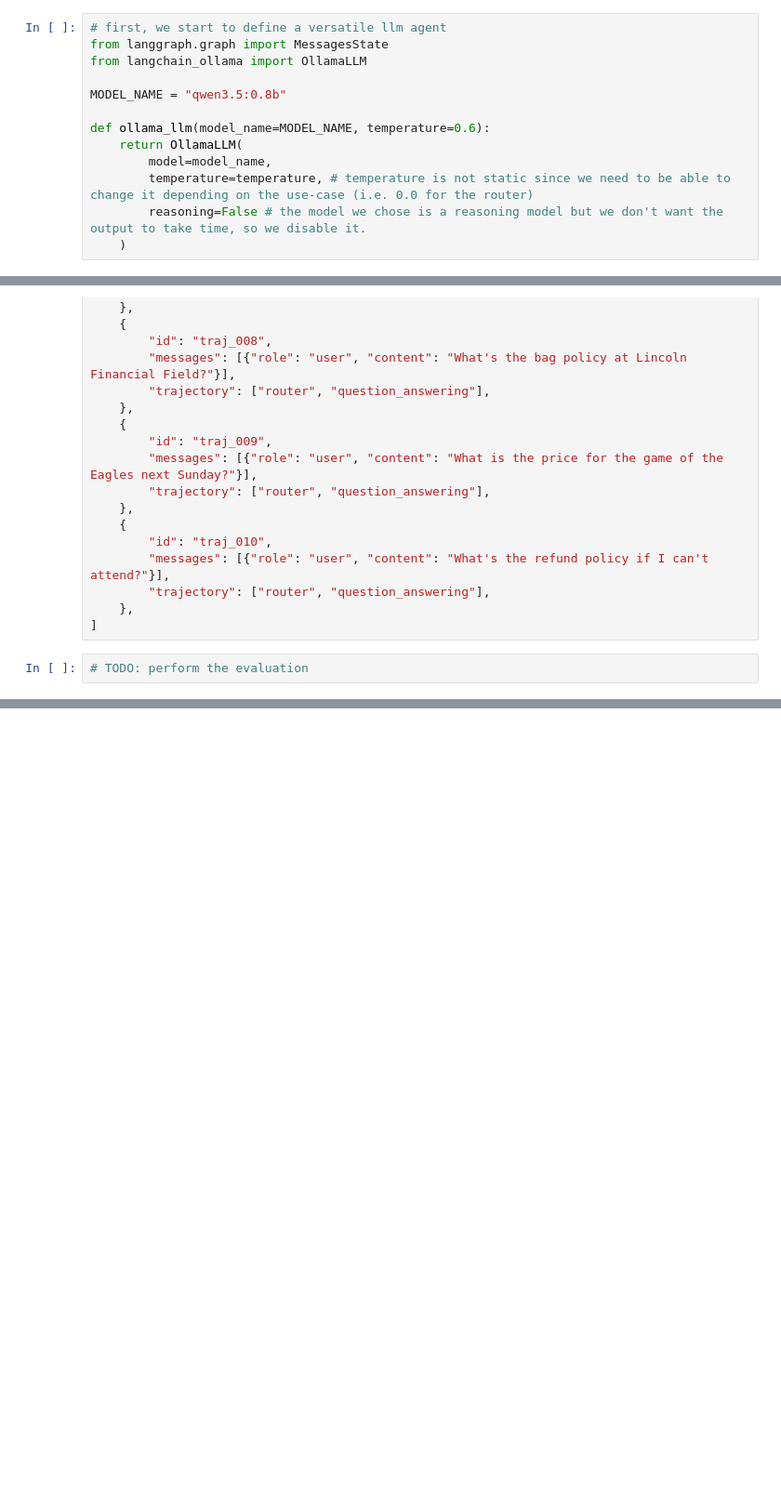
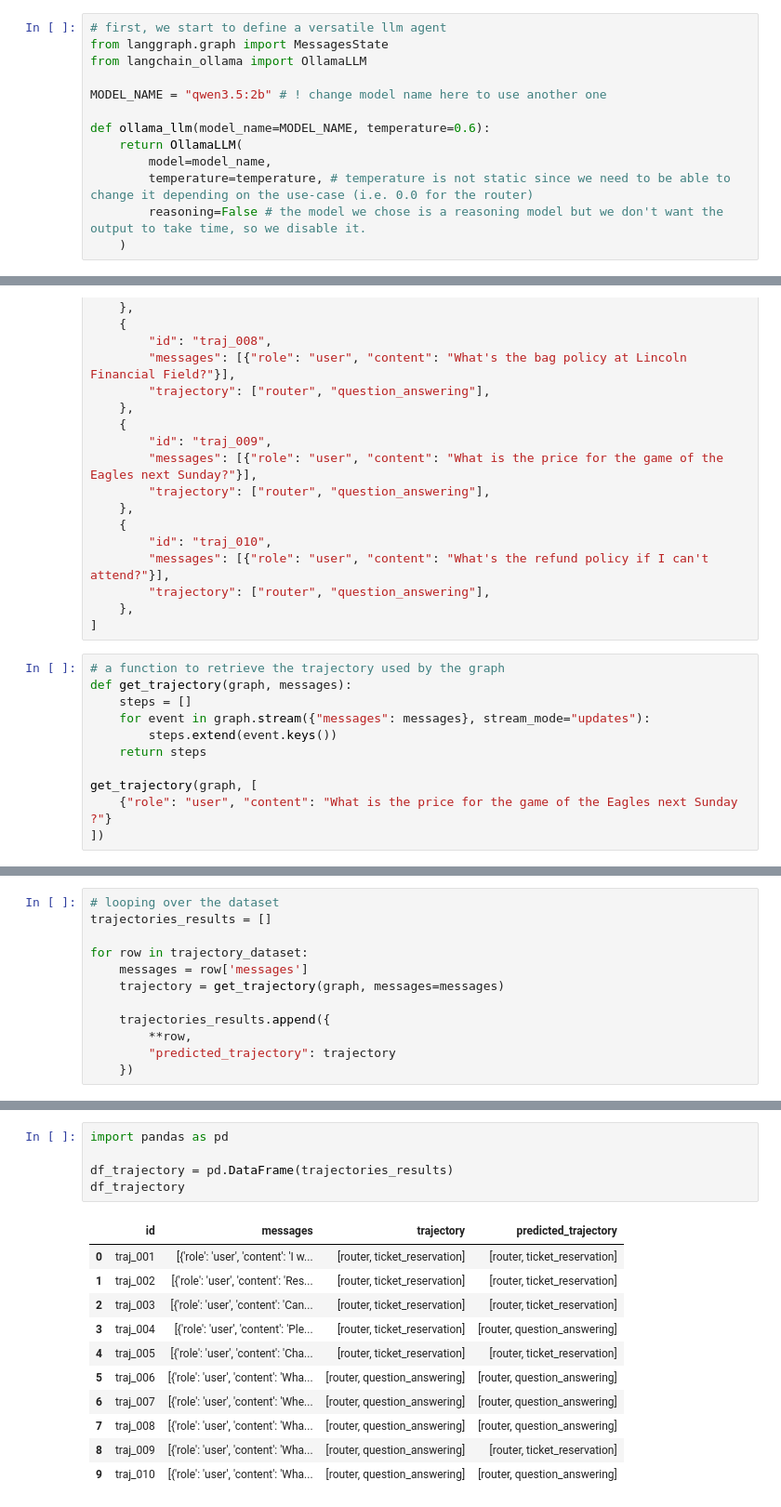
Before and after one commit to MHaurel/evaluating-agents, a Jupyter notebook: evaluation.ipynb, the cells around one changed output, grey strips where cells are left out. Shown at 93% size. Drawn from its saved outputs; the diff is of its cells as text; blank space fills up the shorter version.

Commit message:
feat: accuracy judge evaluation and conclusion

```diff
--- a/evaluation.ipynb
+++ b/evaluation.ipynb
@@ -9,7 +9,7 @@
 from langgraph.graph import MessagesState
 from langchain_ollama import OllamaLLM
 
-MODEL_NAME = "qwen3.5:0.8b"
+MODEL_NAME = "qwen3.5:2b" # ! change model name here to use another one
 
 def ollama_llm(model_name=MODEL_NAME, temperature=0.6):
     return OllamaLLM(
@@ -220,4 +155,13 @@ trajectory_dataset = [
     },
 ]
 # %%
-# TODO: perform the evaluation
+# a function to retrieve the trajectory used by the graph
+def get_trajectory(graph, messages):
+    steps = []
+    for event in graph.stream({"messages": messages}, stream_mode="updates"):
+        steps.extend(event.keys())
+    return steps
+
+get_trajectory(graph, [
+    {"role": "user", "content": "What is the price for the game of the Eagles next Sunday ?"}
+])
@@ -223,0 +170,12 @@ trajectory_dataset = [
+# %%
+# looping over the dataset
+trajectories_results = []
+
+for row in trajectory_dataset:
+    messages = row['messages']
+    trajectory = get_trajectory(graph, messages=messages)
+
+    trajectories_results.append({
+        **row,
+        "predicted_trajectory": trajectory
+    })
@@ -223,0 +203,17 @@ trajectory_dataset = [
+# %%
+import pandas as pd
+
+df_trajectory = pd.DataFrame(trajectories_results)
+df_trajectory
+# %% [output]
+|  | id | messages | trajectory | predicted_trajectory |
+| 0 | traj_001 | [{'role': 'user', 'content': 'I w... | [router, ticket_reservation] | [router, ticket_reservation] |
+| 1 | traj_002 | [{'role': 'user', 'content': 'Res... | [router, ticket_reservation] | [router, ticket_reservation] |
+| 2 | traj_003 | [{'role': 'user', 'content': 'Can... | [router, ticket_reservation] | [router, ticket_reservation] |
+| 3 | traj_004 | [{'role': 'user', 'content': 'Ple... | [router, ticket_reservation] | [router, question_answering] |
+| 4 | traj_005 | [{'role': 'user', 'content': 'Cha... | [router, ticket_reservation] | [router, ticket_reservation] |
+| 5 | traj_006 | [{'role': 'user', 'content': 'Wha... | [router, question_answering] | [router, question_answering] |
+| 6 | traj_007 | [{'role': 'user', 'content': 'Whe... | [router, question_answering] | [router, question_answering] |
+| 7 | traj_008 | [{'role': 'user', 'content': 'Wha... | [router, question_answering] | [router, question_answering] |
+| 8 | traj_009 | [{'role': 'user', 'content': 'Wha... | [router, question_answering] | [router, ticket_reservation] |
+| 9 | traj_010 | [{'role': 'user', 'content': 'Wha... | [router, question_answering] | [router, question_answering] |
```
Also changed, not shown: parts of 24 cells of this notebook, 3 other files.
